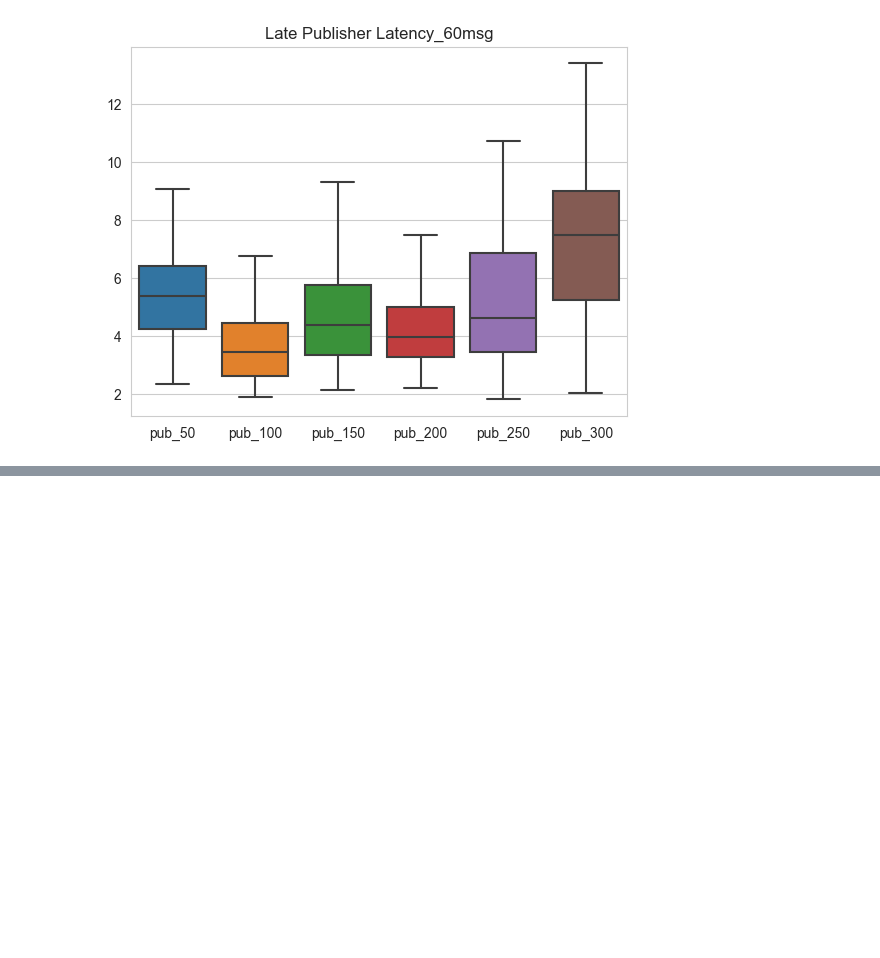
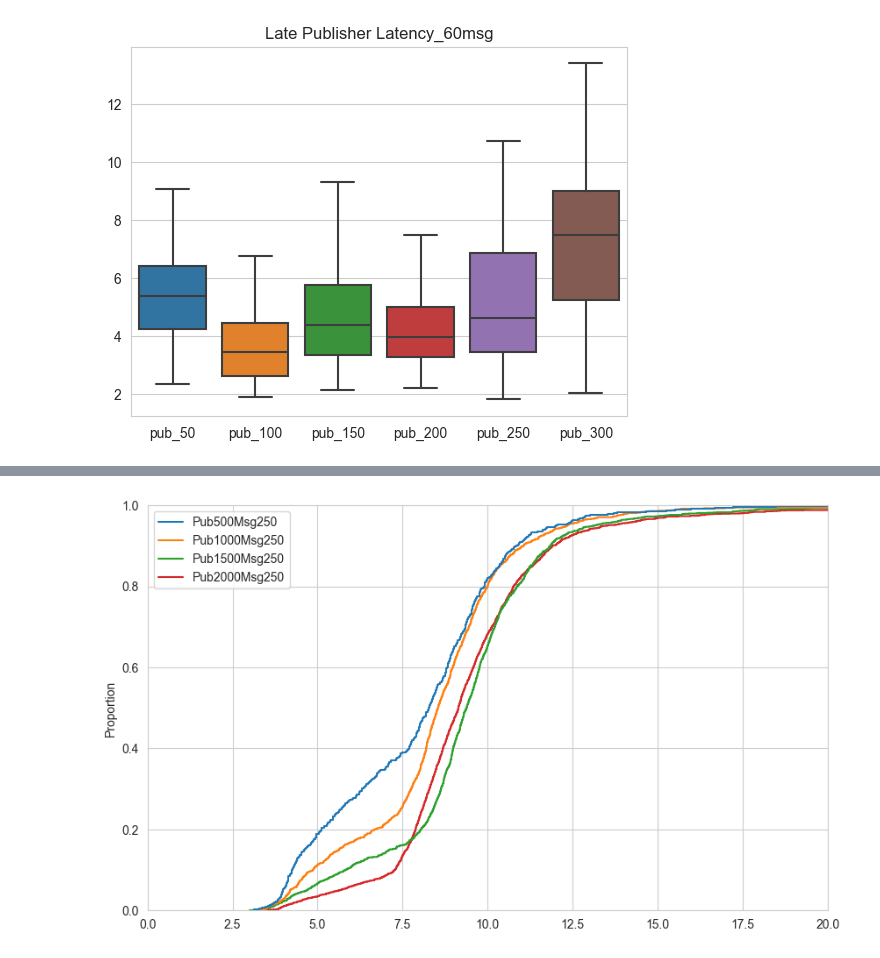
Before and after one commit to Mhwwww/ShutPub, a Jupyter notebook: src/main/java/org/example/eva/evaluation.ipynb, the cells around one changed output, grey strips where cells are left out. Cells and saved outputs as stored; diff of their text form; code cells hidden in the pictures; blank space fills up the shorter version.

```diff
--- a/src/main/java/org/example/eva/evaluation.ipynb
+++ b/src/main/java/org/example/eva/evaluation.ipynb
@@ -207,0 +290,72 @@ Name: timestamp, dtype: float64
+# %%
+
+### Late Publisher Latency
+
+import seaborn as sns
+import pandas as pd
+import matplotlib.pyplot as plt
+import numpy as np
+
+
+# file_path1 = './logs/Pub_1000_Msg_100_1692279605959.csv'
+# file_path2 = './logs/Pub_2000_Msg_100_1692278145325.csv'
+# file_path3 = './logs/late_publisher_latency/Pub_3000_Msg_100_1692268764379.csv'
+
+#msg_250*4
+file_path1 = './logs/Pub_500_Msg_250_1692285123158.csv'
+file_path2 = './logs/Pub_1000_Msg_250_1692285800784.csv'
+file_path3 = './logs/Pub_1500_Msg_250_1692286826046.csv'
+file_path4 = './logs/Pub_2000_Msg_250_1692288667280.csv'
+
+#msg_500*4
+# file_path4 = './logs/Pub_500_Msg_500_MI_500_PI_500_BI_1692362824951.csv'
+# file_path5 = './logs/Pub_1000_Msg_500_MI_500_PI_500_BI_1692360993202.csv'
+# file_path6 = './logs/Pub_1500_Msg_500_MI_500_PI_500_BI_1692359742549.csv'
+# file_path7 = './logs/Pub_2000_Msg_500_MI_500_PI_500_BI_1692358096848.csv'
+
+# file_path5 = './logs/Pub_1000_Msg_500_MI_500_PI_500_BI_1692363725759.csv'
+# file_path6 = './logs/Pub_1500_Msg_500_MI_500_PI_500_BI_1692364600547.csv'
+
+
+
+files_msg_latency = [file_path1,file_path2, file_path3,file_path4]
+# files_msg_latency = [file_path4, file_path5,file_path6, file_path7]
+# ,file_path_2,file_path_3,file_path_4,file_path_5,file_path_6
+dfs = []
+
+for  file_path in files_msg_latency:
+    df = pd.read_csv(file_path)
+    event_name = "Checking Latency is"
+    latency_df = df[df['event'] == event_name].get('timestamp')
+    column_name = file_path.split("/")[-1].split("_")[0]+file_path.split("/")[-1].split("_")[1]+file_path.split("/")[-1].split("_")[2]+file_path.split("/")[-1].split("_")[3]
+    dfs.append(latency_df.rename(column_name))
+
+
+merged_df = pd.concat(dfs, axis=1)
+#
+plt.figure(figsize=(10, 6))
+
+# sns.boxplot(data=merged_df/1e6, showfliers=False)
+# plt.ylabel("Latency(ms)")
+# # plt.savefig("late_pub_msg_2000_box.pdf")
+# plt.xticks(rotation=-45)
+
+# sns.kdeplot(data=merged_df/1e6)
+# plt.xlim(0,25)
+# plt.savefig("late_pub_kde_msg_2000.pdf")
+# density_values = sns.kdeplot(merged_df/1e6).get_lines()[3].get_data()
+# max_density_index = np.argmax(density_values[1])
+# max_density_x = density_values[0][max_density_index]
+# max_density_y = density_values[1][max_density_index]
+
+# plt.annotate(f'Max Density: ({max_density_x:.2f}, {max_density_y:.2f})',
+#              xy=(max_density_x, max_density_y),
+#              xytext=(max_density_x + 0.5, max_density_y + 0.05),
+#              arrowprops=dict(facecolor='black', shrink=0.05),
+#              )
+
+g = sns.ecdfplot(data=merged_df/1e6)
+plt.xlim(0,20)
+plt.savefig("late_pub_ecdf_msg_1000.pdf")
+# %% [output]
+[figure, added]
```
Also changed, not shown: parts of 7 cells of this notebook, 30 other files.
